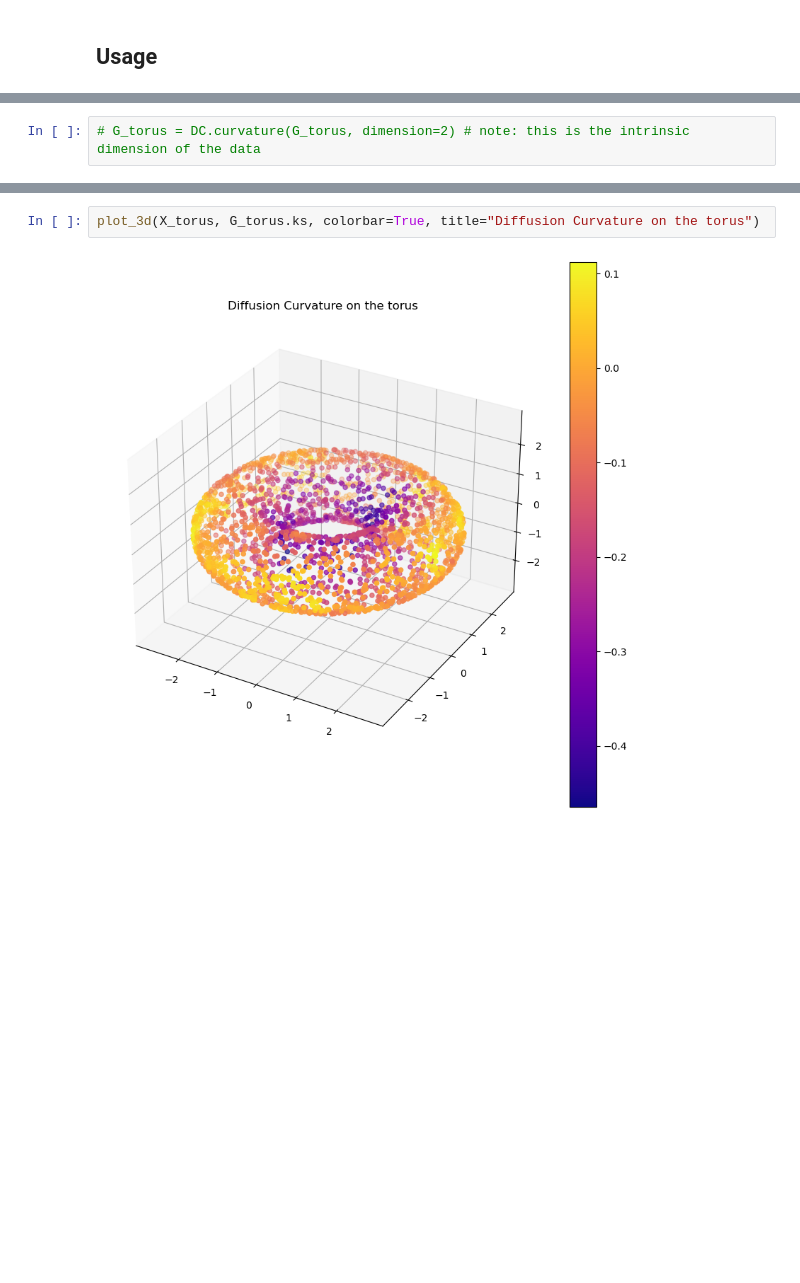
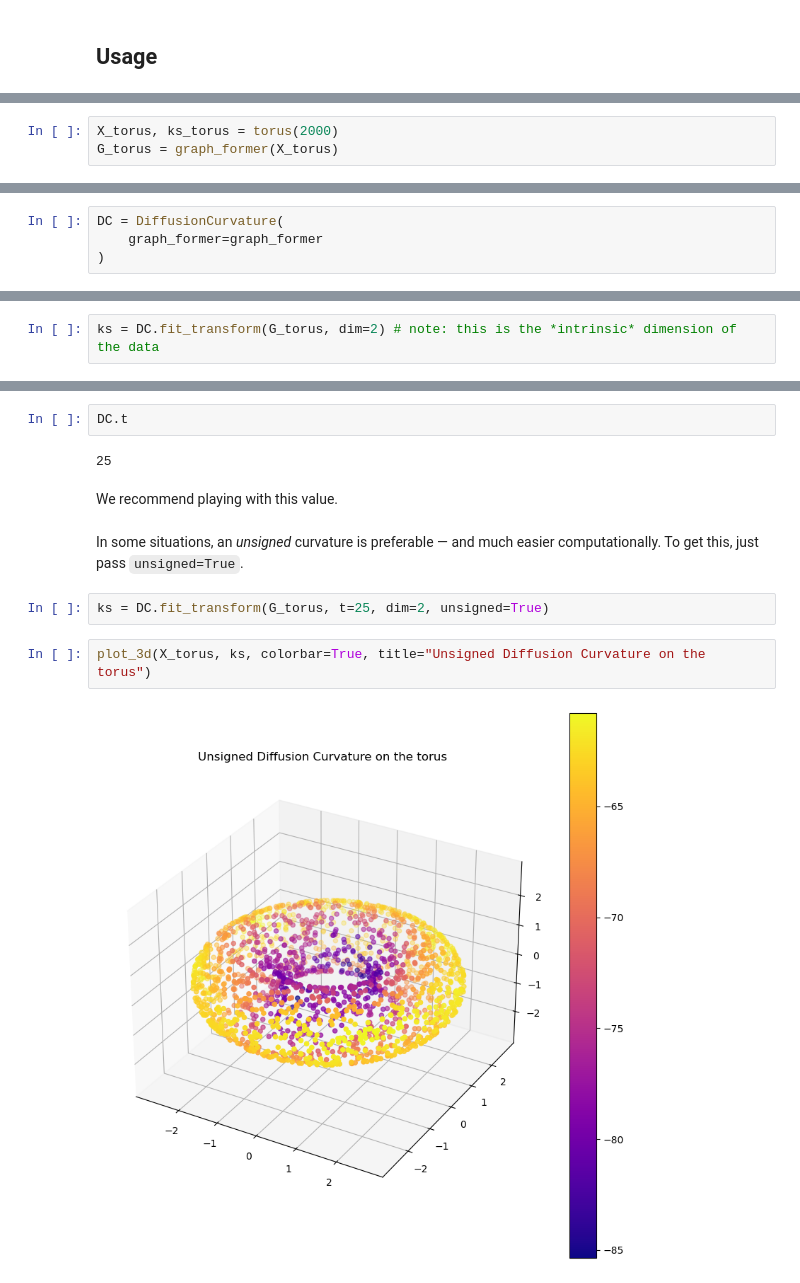
Before and after one commit to professorwug/diffusion-curvature, a Jupyter notebook: nbs/documentation/index.ipynb, the cells around one changed output, grey strips where cells are left out. Cells and saved outputs as stored; diff of their text form; blank space fills up the shorter version.

```diff
--- a/nbs/documentation/index.ipynb
+++ b/nbs/documentation/index.ipynb
@@ -50,0 +44,3 @@ To get the curvatures, you can run `G.ks`.
+# %%
+X_torus, ks_torus = torus(2000)
+G_torus = graph_former(X_torus)
@@ -50,0 +93,4 @@ To get the curvatures, you can run `G.ks`.
+# %%
+DC = DiffusionCurvature(
+    graph_former=graph_former
+)
@@ -51,2 +99,2 @@ To get the curvatures, you can run `G.ks`.
 # %%
-# G_torus = DC.curvature(G_torus, dimension=2) # note: this is the intrinsic dimension of the data
+ks = DC.fit_transform(G_torus, dim=2) # note: this is the *intrinsic* dimension of the data
@@ -53,4 +111,14 @@ To get the curvatures, you can run `G.ks`.
+# %%
+DC.t
+# %% [output]
+25
+# %% [markdown]
+We recommend playing with this value.
+# %% [markdown]
+In some situations, an *unsigned* curvature is preferable — and much easier computationally. To get this, just pass `unsigned=True`.
+# %%
+ks = DC.fit_transform(G_torus, t=25, dim=2, unsigned=True)
 # %%
-plot_3d(X_torus, G_torus.ks, colorbar=True, title="Diffusion Curvature on the torus")
+plot_3d(X_torus, ks, colorbar=True, title="Unsigned Diffusion Curvature on the torus")
 # %% [output]
-[figure, old version]
+[figure, new version]
```
Also changed, not shown: parts of 24 cells of this notebook, 34 other files.
